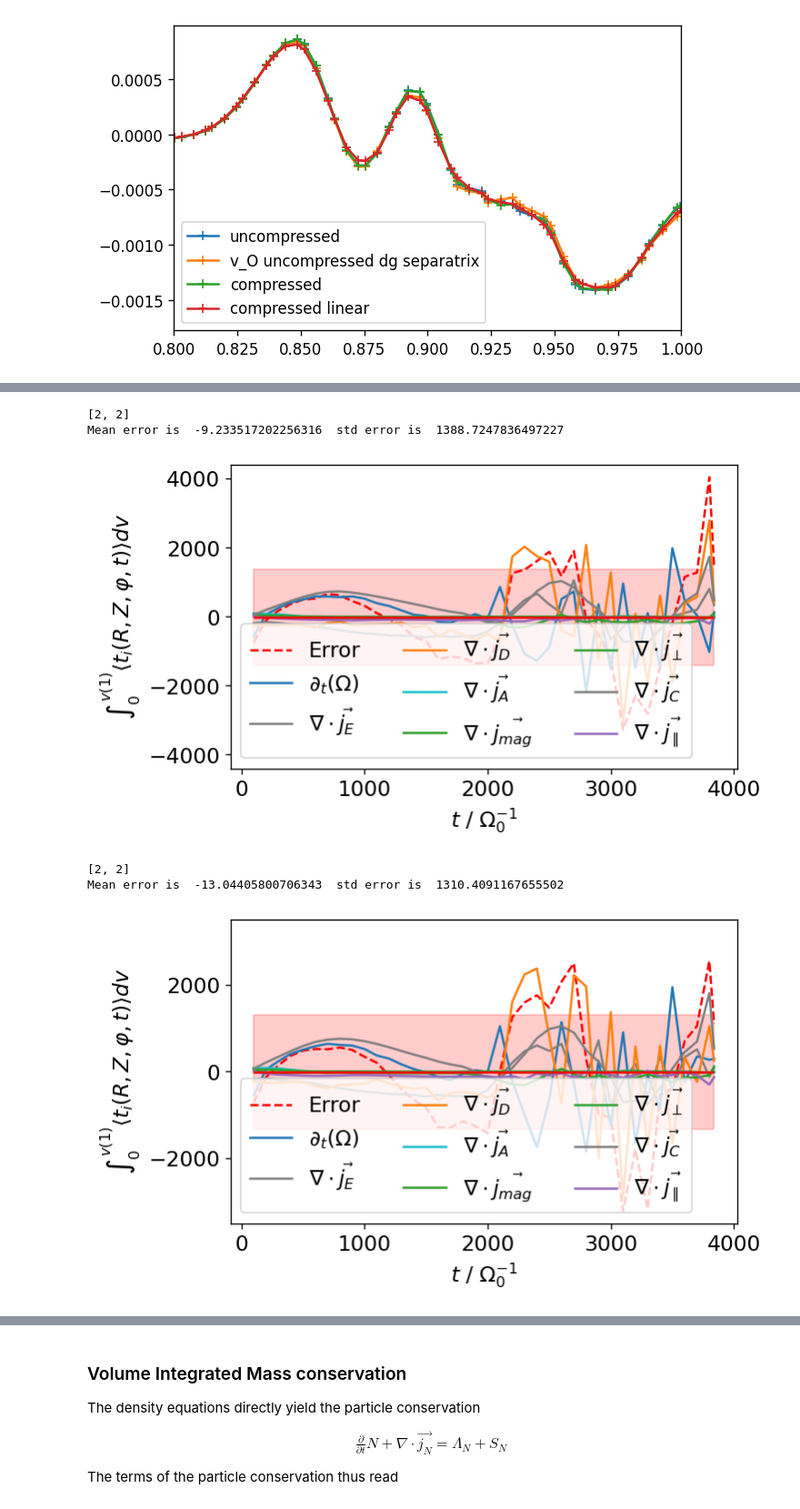
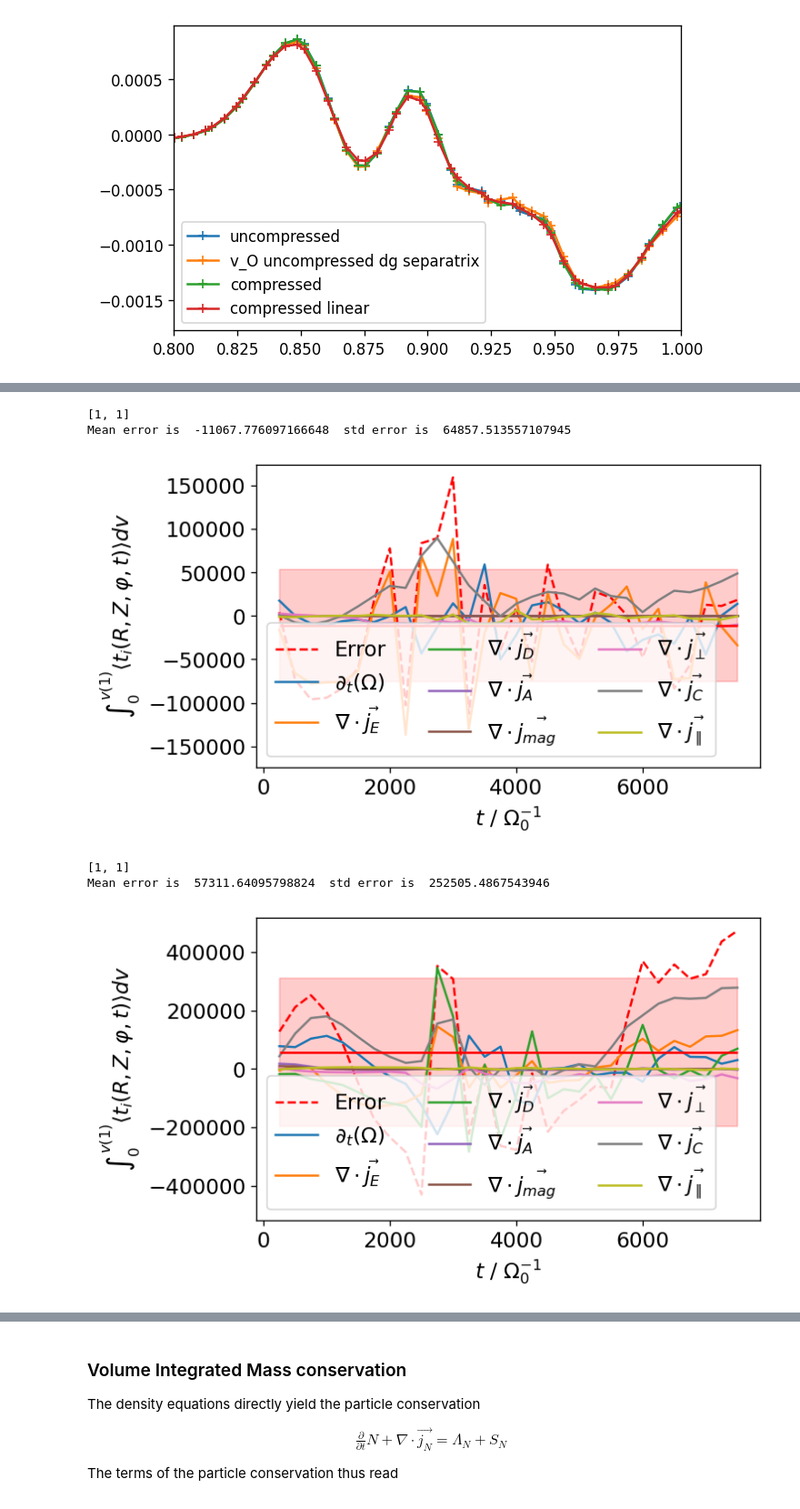
Before and after one commit to mwiesenberger/data-analysis-3d, a Jupyter notebook: Relative Conservation High.ipynb, the cells around one changed output, grey strips where cells are left out. Shown at 91% size. Drawn from its saved outputs; the diff is of its cells as text; code cells hidden in the pictures.

```diff
--- a/Relative Conservation High.ipynb
+++ b/Relative Conservation High.ipynb
@@ -60,6 +60,7 @@ def create_merged_dataset( manager, params ) :
 # This cell may take a minute ...
 print( "content")
 content = diag.table()
+content = sorted(content, key=lambda pp: (pp['grid']['n'], pp['physical']['tau']),reverse=True)
 for pp in content : # modifying pp modifies content
     print( pp['physical']['resistivity'], pp['physical']['tau'],pp['grid']['n'],pp['output']['compression'])
     file = create_merged_dataset( diag, pp)
@@ -656,16 +659,16 @@ def plot_series( to_plot, ax, tau, res, start_idx=1):
     """
     mean=dict()
     std = dict()
-    min_idx = min_idx_dict[tau][res]
+#     min_idx = min_idx_dict[tau][res]
     for field in to_plot["fields"]:
-        mean[field["label"]] = field["vals"][tau][res][min_idx:].mean()
-        std[field["label"]]  = field["vals"][tau][res][min_idx:].std()
+        mean[field["label"]] = field["vals"][tau][res][start_idx:].mean()
+        std[field["label"]]  = field["vals"][tau][res][start_idx:].std()
 #         print( "Averages ", field["label"], " is ", mean[field["label"]])
     error = np.zeros( len(to_plot["times"][tau][res]))
     for field in to_plot["fields"]:
         error = error + field["vals"][tau][res]
-    mean_error = error[min_idx:].mean()
-    std_error = error[min_idx:].std()
+    mean_error = error[start_idx:].mean()
+    std_error = error[start_idx:].std()
     print( "Mean error is ", mean_error, " std error is ", std_error)
 
     ax.plot( to_plot["times"][tau][res][start_idx:], error[start_idx:],
@@ -684,9 +687,9 @@ def plot_series( to_plot, ax, tau, res, start_idx=1):
 #                         (mean[field['label']]+std[field['label']]),
 #                         color=colors[field["color"]], alpha=0.2)
 
-    ax.hlines(mean_error, to_plot["times"][tau][res][min_idx],
+    ax.hlines(mean_error, to_plot["times"][tau][res][start_idx],
               to_plot["times"][tau][res][-1], color='r')
-    ax.fill_between( to_plot["times"][tau][res][min_idx:],
+    ax.fill_between( to_plot["times"][tau][res][start_idx:],
                     (mean_error-std_error), (mean_error+std_error),
                     color='red', alpha=0.2)
     ax.set_xlabel(r'$t$ / $\Omega_0^{-1}$')
@@ -1025,35 +1031,35 @@ to_plot_coce = {
     ]
 }
 # %%
-content_nn = [content3[0]]
+content_nn = [content[2],content[5]]
+print( content_nn[0]["output"]["compression"])
+make_to_plot(to_plot_coce,content_nn)
+# for tau in [0,1]:
+fig,ax=plt.subplots(1,1,figsize=(6,3.7), dpi= 120, facecolor='w', edgecolor='k')
+tau = 0
+res = 1e-4
+plot_series(to_plot_coce,ax,tau,res)
+
+plt.legend(ncol=3,loc='lower left')
+plt.show()
+# content_nn = [content[1]]
 print( content_nn[0]["output"]["compression"])
 make_to_plot(to_plot_coce,content_nn)
 # for tau in [0,1]:
 fig,ax=plt.subplots(1,1,figsize=(6,3.7), dpi= 120, facecolor='w', edgecolor='k')
 tau = 1
 res = 1e-4
 plot_series(to_plot_coce,ax,tau,res)
 
 plt.legend(ncol=3,loc='lower left')
 plt.show()
-content_nn = [content[1]]
-print( content_nn[0]["output"]["compression"])
-make_to_plot(to_plot_coce,content_nn)
-# for tau in [0,1]:
-fig,ax=plt.subplots(1,1,figsize=(6,3.7), dpi= 120, facecolor='w', edgecolor='k')
-tau = 1
-res = 1e-4
-plot_series(to_plot_coce,ax,tau,res)
-
-plt.legend(ncol=3,loc='lower left')
-plt.show()
 # %% [output]
-[2, 2]
-Mean error is  -9.233517202256316  std error is  1388.7247836497227
+[1, 1]
+Mean error is  -11067.776097166648  std error is  64857.513557107945
-[figure, old version]
+[figure, new version]
-[2, 2]
-Mean error is  -13.04405800706343  std error is  1310.4091167655502
+[1, 1]
+Mean error is  57311.64095798824  std error is  252505.4867543946
-[figure, old version]
+[figure, new version]
 # %%
 content_nn = [content3[0]]
 make_to_plot(to_plot_coce,content_nn)
```
Also changed, not shown: parts of 22 cells of this notebook, 1 other file.
